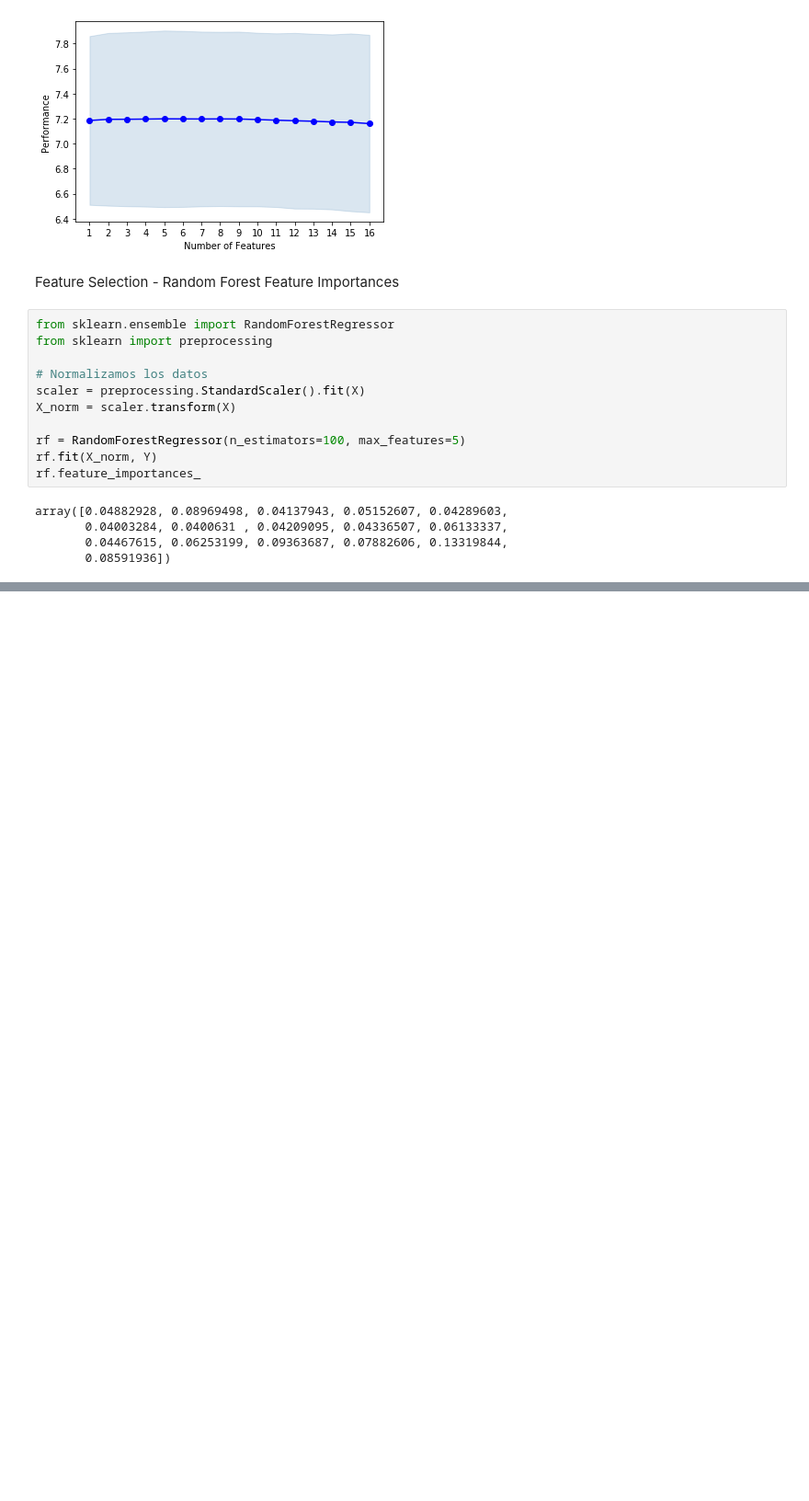
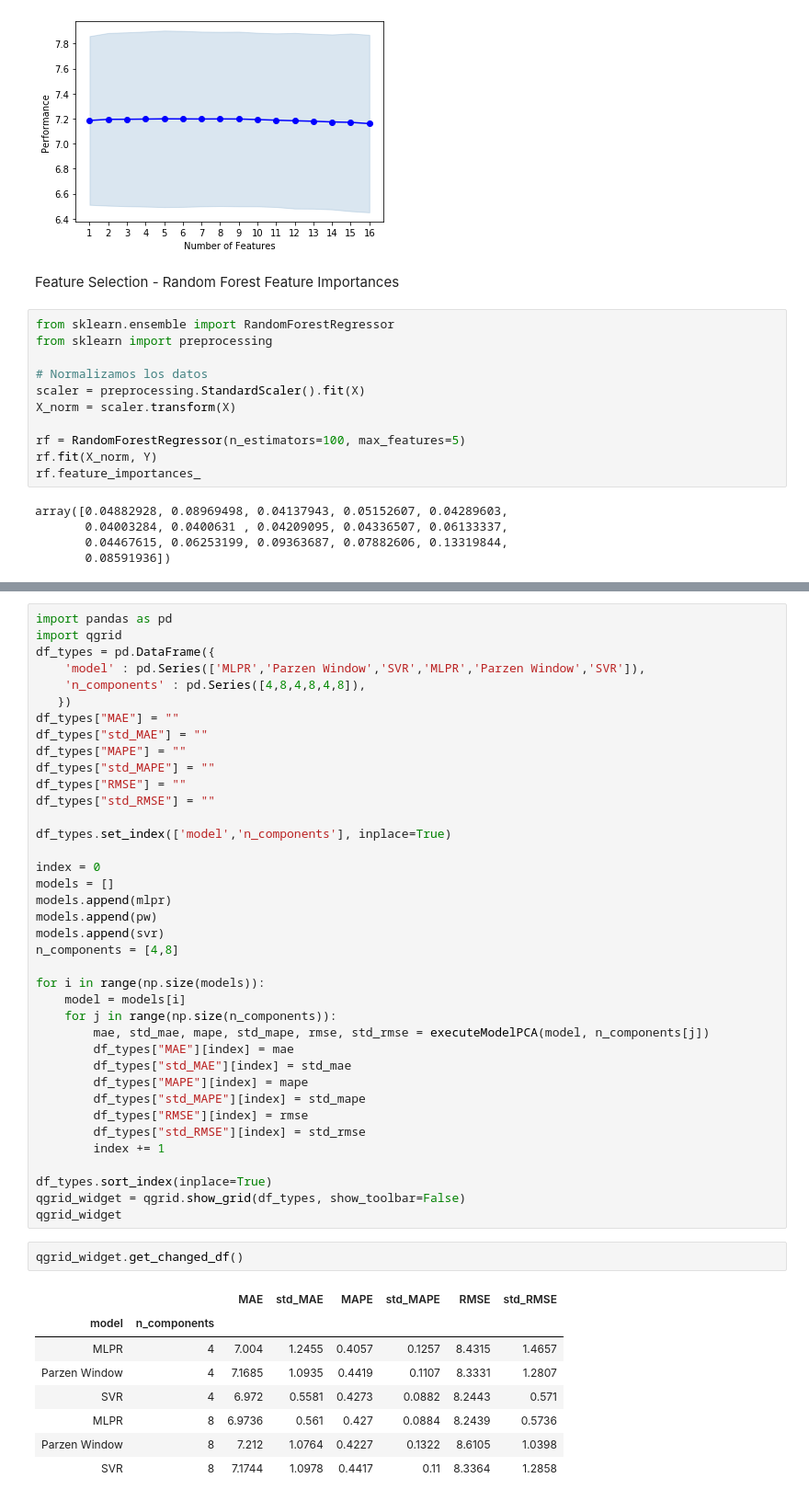
Before and after one commit to kevinmaiden7/ML_ParkinsonDisease, a Jupyter notebook: Feature_Analysis.ipynb, the cells around one changed output, grey strips where cells are left out. Shown: that part at 92% size. Drawn from its saved outputs; the diff is of its cells as text; blank space fills up the shorter version.

```diff
--- a/Feature_Analysis.ipynb
+++ b/Feature_Analysis.ipynb
@@ -234,0 +317,49 @@ array([0.04882928, 0.08969498, 0.04137943, 0.05152607, 0.04289603,
+# %%
+import pandas as pd
+import qgrid
+df_types = pd.DataFrame({
+    'model' : pd.Series(['MLPR','Parzen Window','SVR','MLPR','Parzen Window','SVR']),
+    'n_components' : pd.Series([4,8,4,8,4,8]),
+   })
+df_types["MAE"] = ""
+df_types["std_MAE"] = ""
+df_types["MAPE"] = ""
+df_types["std_MAPE"] = ""
+df_types["RMSE"] = ""
+df_types["std_RMSE"] = ""
+
+df_types.set_index(['model','n_components'], inplace=True)
+
+index = 0
+models = []
+models.append(mlpr)
+models.append(pw)
+models.append(svr)
+n_components = [4,8]
+
+for i in range(np.size(models)):
+    model = models[i]
+    for j in range(np.size(n_components)):
+        mae, std_mae, mape, std_mape, rmse, std_rmse = executeModelPCA(model, n_components[j])
+        df_types["MAE"][index] = mae
+        df_types["std_MAE"][index] = std_mae
+        df_types["MAPE"][index] = mape
+        df_types["std_MAPE"][index] = std_mape
+        df_types["RMSE"][index] = rmse
+        df_types["std_RMSE"][index] = std_rmse
+        index += 1
+
+df_types.sort_index(inplace=True)
+qgrid_widget = qgrid.show_grid(df_types, show_toolbar=False)
+qgrid_widget
+# %%
+qgrid_widget.get_changed_df()
+# %% [output]
+|  |  | MAE | std_MAE | MAPE | std_MAPE | RMSE | std_RMSE |
+| model | n_components |  |  |  |  |  |  |
+| MLPR | 4 | 7.004 | 1.2455 | 0.4057 | 0.1257 | 8.4315 | 1.4657 |
+| Parzen Window | 4 | 7.1685 | 1.0935 | 0.4419 | 0.1107 | 8.3331 | 1.2807 |
+| SVR | 4 | 6.972 | 0.5581 | 0.4273 | 0.0882 | 8.2443 | 0.571 |
+| MLPR | 8 | 6.9736 | 0.561 | 0.427 | 0.0884 | 8.2439 | 0.5736 |
+| Parzen Window | 8 | 7.212 | 1.0764 | 0.4227 | 0.1322 | 8.6105 | 1.0398 |
+| SVR | 8 | 7.1744 | 1.0978 | 0.4417 | 0.11 | 8.3364 | 1.2858 |
```
Also changed, not shown: parts of 7 cells of this notebook, 1 other file.
